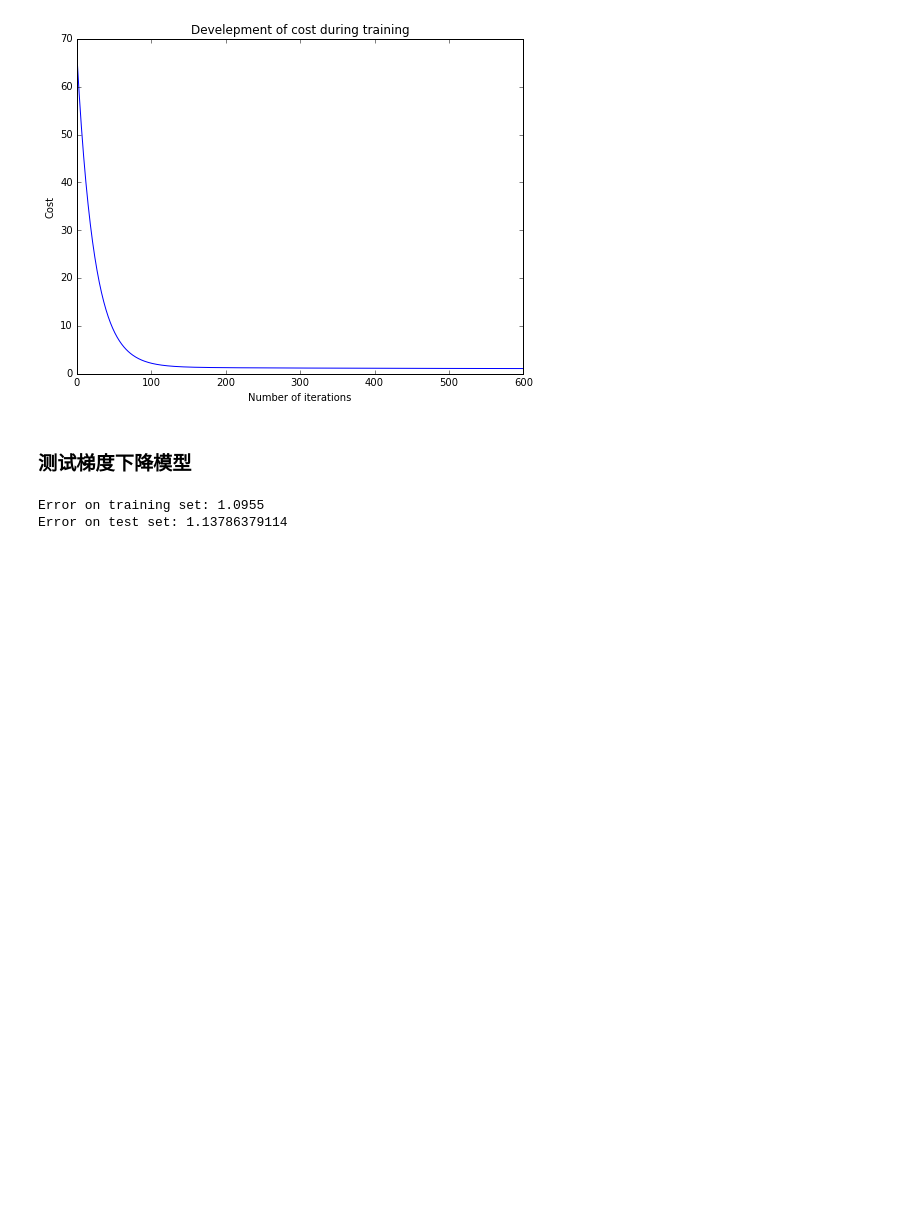
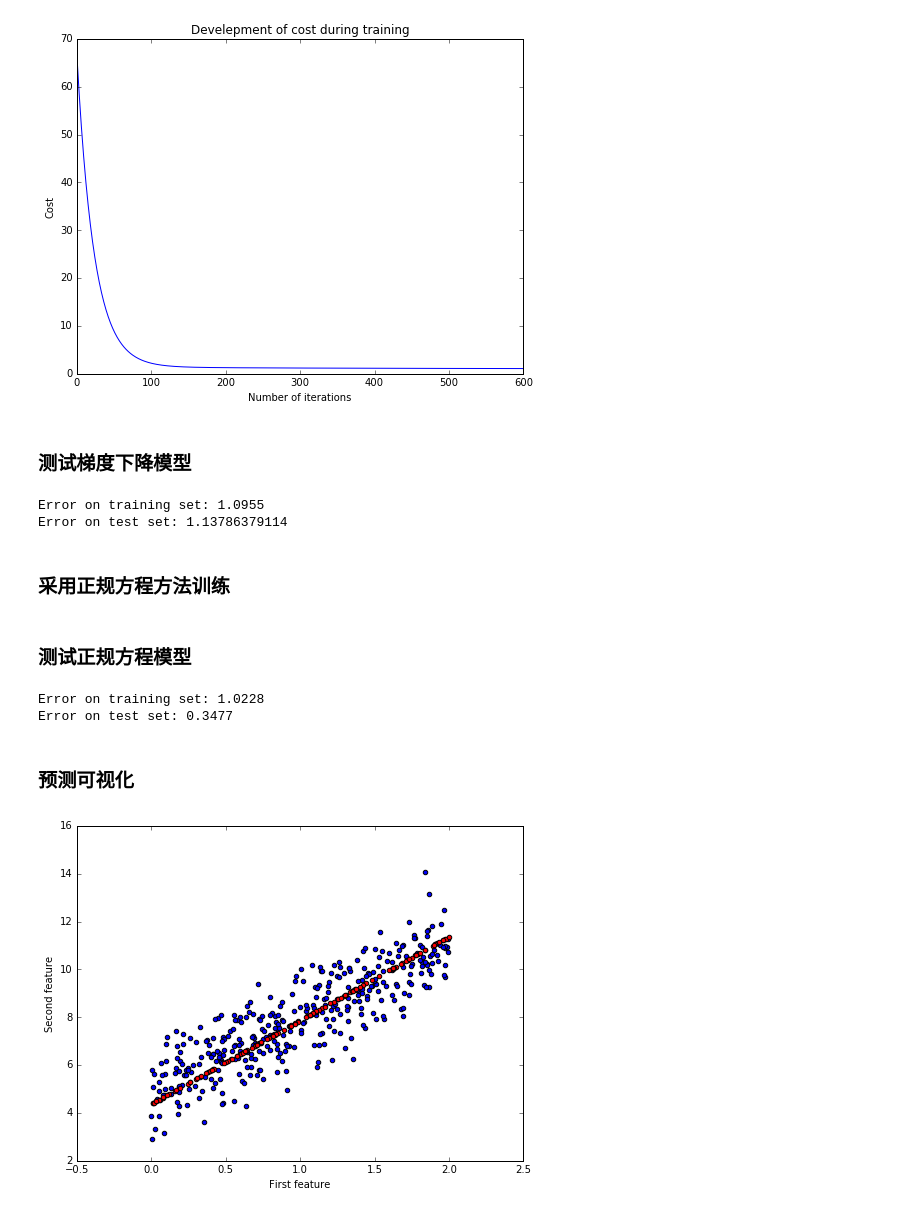
Before and after one commit to nagexiucai/MLA, a Jupyter notebook: 线性回归.ipynb, the cells around one changed output. Cells and saved outputs as stored; diff of their text form; code cells hidden in the pictures; blank space fills up the shorter version.

Commit message:
update linear regression.

```diff
--- a/线性回归.ipynb
+++ b/线性回归.ipynb
@@ -186,3 +186,37 @@ print "Error on test set: {0}".format(error_test)
 # %% [output]
 Error on training set: 1.0955
 Error on test set: 1.13786379114
+# %% [markdown]
+### 采用正规方程方法训练
+# %%
+# 通过正规方程计算参数，给每个输入样本加一偏置
+X_b_train = np.c_[np.ones((n_samples)), X_train]
+X_b_test = np.c_[np.ones((n_samples_test)), X_test]
+
+reg_normal = LinearRegression()
+w_trained = reg_normal.train_normal_equation(X_b_train, y_train)
+# %% [markdown]
+### 测试正规方程模型
+# %%
+y_p_train = reg_normal.predict(X_b_train)
+y_p_test = reg_normal.predict(X_b_test)
+
+error_train = (1.0 / n_samples) * np.sum((y_p_train - y_train)**2)
+error_test = (1.0 / n_samples) * np.sum((y_p_test - y_test)**2)
+
+print "Error on training set: {0}".format(np.round(error_train, 4))
+print "Error on test set: {0}".format(np.round(error_test, 4))
+# %% [output]
+Error on training set: 1.0228
+Error on test set: 0.3477
+# %% [markdown]
+### 预测可视化
+# %%
+fig = plt.figure(figsize=(8,6))
+plt.scatter(X_train, y_train)
+plt.scatter(X_test, y_p_test, c="red")
+plt.xlabel("First feature")
+plt.ylabel("Second feature")
+plt.show()
+# %% [output]
+[figure, added]
```
